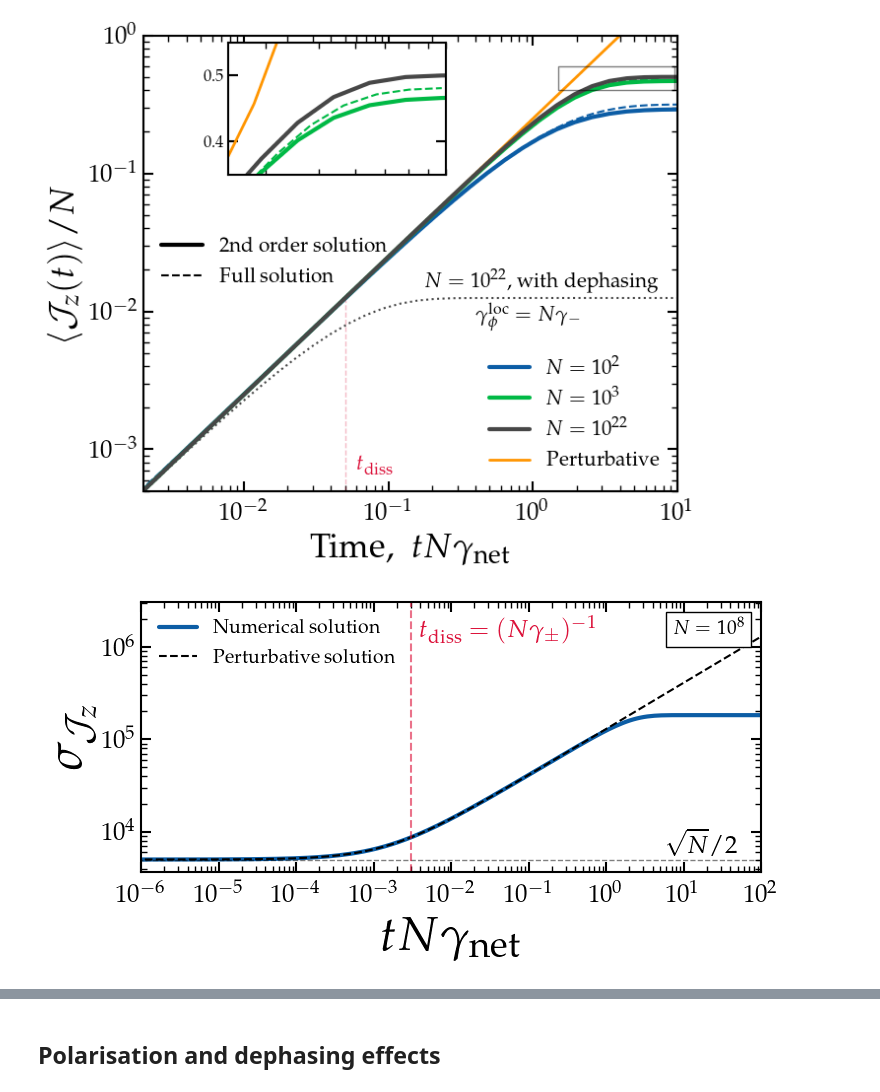
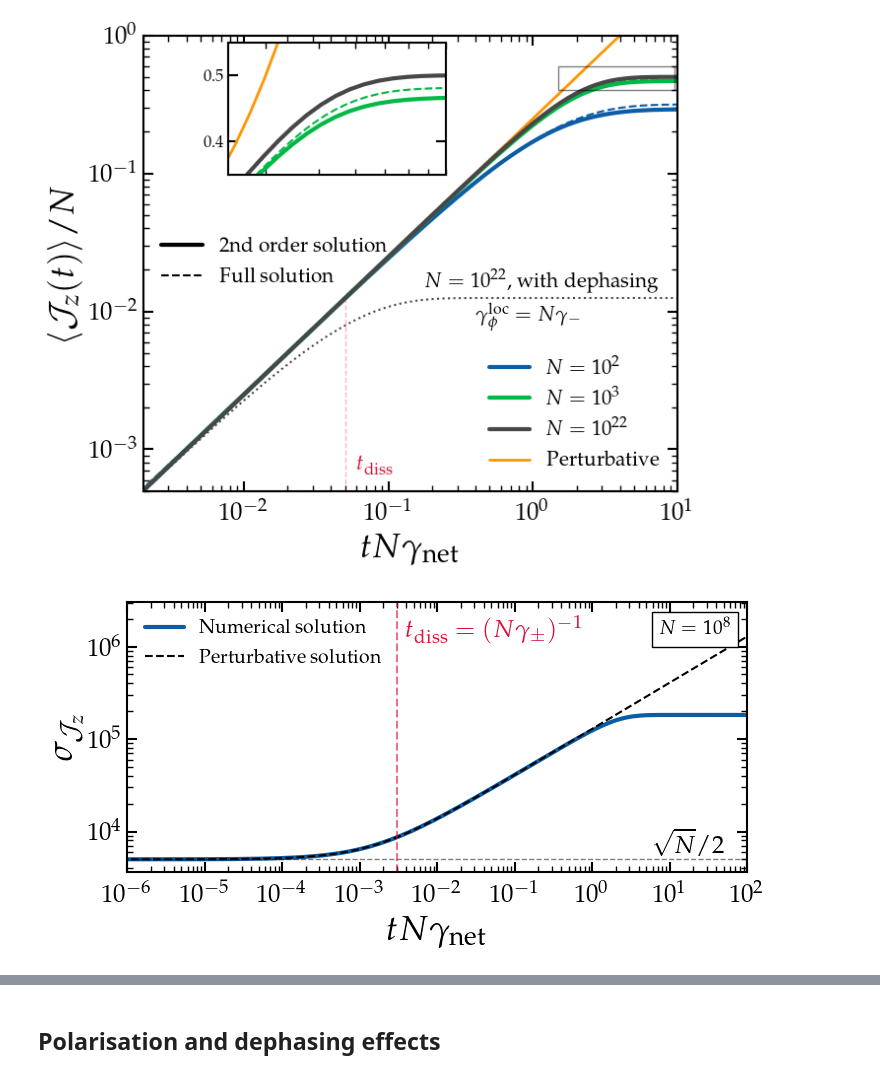
Before and after one commit to gpierobon/pyOpenNu, a Jupyter notebook: notebooks/Solutions.ipynb, the cells around one changed output, grey strips where cells are left out. Drawn from its saved outputs; the diff is of its cells as text; code cells hidden in the pictures.

```diff
--- a/notebooks/Solutions.ipynb
+++ b/notebooks/Solutions.ipynb
@@ -37,7 +37,8 @@ gpr = 0.95
 tnorm = 1/(1-gpr)
 
 n = 100
-path  = main_dir+f'../OpenNu/output/N%d'%n
+#path  = main_dir+f'../OpenNu/output/N%d'%n
+path  = f'/Users/g/projects/OpenNu/output/N%d'%n
 data = np.loadtxt(path+f'/Product_Euler_h0.1_g0.95.txt')
 t = data[:,0]
 jz = -(data[:,3]-data[0,3])/n
@@ -45,7 +46,8 @@ plt.loglog(t/tnorm, jz, ls='--', c='C0', lw=1.5)
 
 
 n = 1000
-path  = main_dir+f'../OpenNu/output/N%d'%n
+#path  = main_dir+f'../OpenNu/output/N%d'%n
+path  = f'/Users/g/projects/OpenNu/output/N%d'%n
 data = np.loadtxt(path+f'/Product_Euler_h0.5_g0.95.txt')
 t = data[:,0]
 jz = -(data[:,3]-data[0,3])/n
@@ -54,16 +56,16 @@ plt.loglog(t/tnorm, jz, ls='--', c='C1', lw=1.5)
 
 
 N = 1e2
-t, jz, _ = on.solve(N, gp_ratio=gpr, gd_ratio=0, ti=1e-20)
+t, jz, _ = on.solve(N, gp_ratio=gpr, gd_ratio=0, ti=1e-20, ntimes=500)
 plt.loglog(t/tnorm, -(jz-jz[0])/N, c='C0', label=r'$N=10^2$')
 N = 1e3
-t, jz, _ = on.solve(N, gp_ratio=gpr, gd_ratio=0, ti=1e-20)
+t, jz, _ = on.solve(N, gp_ratio=gpr, gd_ratio=0, ti=1e-20, ntimes=500)
 plt.loglog(t/tnorm, -(jz-jz[0])/N, c='C1', label=r'$N=10^3$')
 
 N = 1e22
-t, jz, _ = on.solve(N, gp_ratio=gpr, gd_ratio=0, ti=1e-20)
+t, jz, _ = on.solve(N, gp_ratio=gpr, gd_ratio=0, ti=1e-20, ntimes=500)
 plt.loglog(t/tnorm, -(jz-jz[0])/N, c='C5', label=r'$N=10^{22}$')
-t, jz, _ = on.solve(N, gp_ratio=gpr, gd_ratio=N, ti=1e-20)
+t, jz, _ = on.solve(N, gp_ratio=gpr, gd_ratio=N, ti=1e-20, ntimes=500)
 plt.loglog(t/tnorm, -(jz-jz[0])/N, c='C5', ls='dotted', lw=1.5)
 
 tt = np.geomspace(1e-4, 1e4, 1000)
@@ -102,7 +104,7 @@ ax.text(0.06, 7e-4, r'$t_{\rm diss}$',c='crimson', fontsize=16)
 
 ax.set_xlim(2e-3, 10)
 ax.set_ylim(5e-4,1)
-ax.set_xlabel(r'Time, $~tN\gamma_{\rm net}$', fontsize=25)
+ax.set_xlabel(r'$~tN\gamma_{\rm net}$', fontsize=25)
 ax.set_ylabel(r'${\langle {\cal J}_z(t)\rangle}/N$', fontsize=25)
 ax.legend(loc=4)
 
@@ -115,14 +117,16 @@ axins = inset_axes(ax, width="70%", height="50%", loc='center right',
 
 # Replot the same curves in the inset
 n = 100
-path  = main_dir+f'../OpenNu/output/N%d'%n
+#path  = main_dir+f'../OpenNu/output/N%d'%n
+path  = f'/Users/g/projects/OpenNu/output/N%d'%n
 data = np.loadtxt(path+f'/Product_Euler_h0.1_g0.95.txt')
 t = data[:,0]
 jz = -(data[:,3]-data[0,3])/n
 axins.loglog(t/tnorm, jz, ls='--', c='C0', lw=1.5)
 
 n = 1000
-path  = main_dir+f'../OpenNu/output/N%d'%n
+# path  = main_dir+f'../OpenNu/output/N%d'%n
+path  = f'/Users/g/projects/OpenNu/output/N%d'%n
 data = np.loadtxt(path+f'/Product_Euler_h0.5_g0.95.txt')
 t = data[:,0]
 jz = -(data[:,3]-data[0,3])/n
@@ -130,13 +134,13 @@ axins.loglog(t/tnorm, jz, ls='--', c='C1', lw=1.5)
 
 
 N = 1e2
-t, jz, _ = on.solve(N, gp_ratio=0.95, gd_ratio=0, ti=1e-20)
+t, jz, _ = on.solve(N, gp_ratio=0.95, gd_ratio=0, ti=1e-20, ntimes=500)
 axins.loglog(t/tnorm, -(jz-jz[0])/N, c='C0')
 N = 1e3
-t, jz, _ = on.solve(N, gp_ratio=0.95, gd_ratio=0, ti=1e-20)
+t, jz, _ = on.solve(N, gp_ratio=0.95, gd_ratio=0, ti=1e-20, ntimes=500)
 axins.loglog(t/tnorm, -(jz-jz[0])/N, c='C1')
 N = 1e22
-t, jz, _ = on.solve(N, gp_ratio=0.95, gd_ratio=0, ti=1e-20)
+t, jz, _ = on.solve(N, gp_ratio=0.95, gd_ratio=0, ti=1e-20, ntimes=500)
 axins.loglog(t/tnorm, -(jz-jz[0])/N, c='C5')
 
 axins.loglog(t, t/4, c='C2', lw=2)
@@ -151,40 +155,40 @@ axins.tick_params(axis='both', which='both', labelsize=12, labelbottom=False)
 plt.show()
 fig.savefig(main_dir+'plots/jz_final.pdf', bbox_inches='tight')
 # %% [output]
-[figure, old version]
+[figure, new version]
 # %%
 fig, ax = plt.subplots(figsize=(8,3.5))
 
 Ncode = 1e8
 
 gpr = 0.997
 t, jz, s0 = on.solve(Ncode, gp_ratio=gpr, gd_ratio=0, ti=1e-4, tf=1e5, ntimes=200, p_init=1)
 
 plt.loglog(t*(1-gpr), s0, label='Numerical solution')#/Ncode**(1/2)*2)
 plt.loglog(t*(1-gpr), np.sqrt((Ncode/4*t/t)), c='k', ls='--', alpha=0.5, lw=1, )
 plt.loglog(t*(1-gpr), np.sqrt((Ncode/4*t/t)+1/2*(Ncode+Ncode**(1/2))*t), c='k', ls='--', lw=1.5, label='Perturbative solution')
 
 plt.axvline(1-gpr, c='crimson', ls='--', lw=1.5, alpha=0.6)
 plt.text(4e-3, 1.3e6, r'$t_{\rm diss}=(N\gamma_{\pm})^{-1}$',c='crimson', fontsize=18)
 plt.text(6, 6e3, '$\sqrt{N}/2$', fontsize=18)
 
 text_box = AnchoredText(
     fr"$N=10^8$",
     loc='upper right',
     frameon=True,
     prop=dict(size=14)
 )
 ax.add_artist(text_box)
 
 plt.xlim(1e-6, 1e2)
 # plt.ylim(0.5, 500)
 plt.legend(fontsize=14)
-plt.xlabel(r'$tN\gamma_{\rm net}$')
-plt.ylabel(r'$\sigma_{{\cal J}_z}$')
+plt.xlabel(r'$tN\gamma_{\rm net}$', fontsize=25)
+plt.ylabel(r'$\sigma_{{\cal J}_z}$', fontsize=25)
 plt.show()
-#fig.savefig(main_dir+'plots/sigma_z.pdf', bbox_inches='tight')
+fig.savefig(main_dir+'plots/sigma_z.pdf', bbox_inches='tight')
 # %% [output]
-[figure, old version]
+[figure, new version]
 # %%
 Ncode = 1e2
 
```
Also changed, not shown: parts of 7 cells of this notebook, 2 other files.
